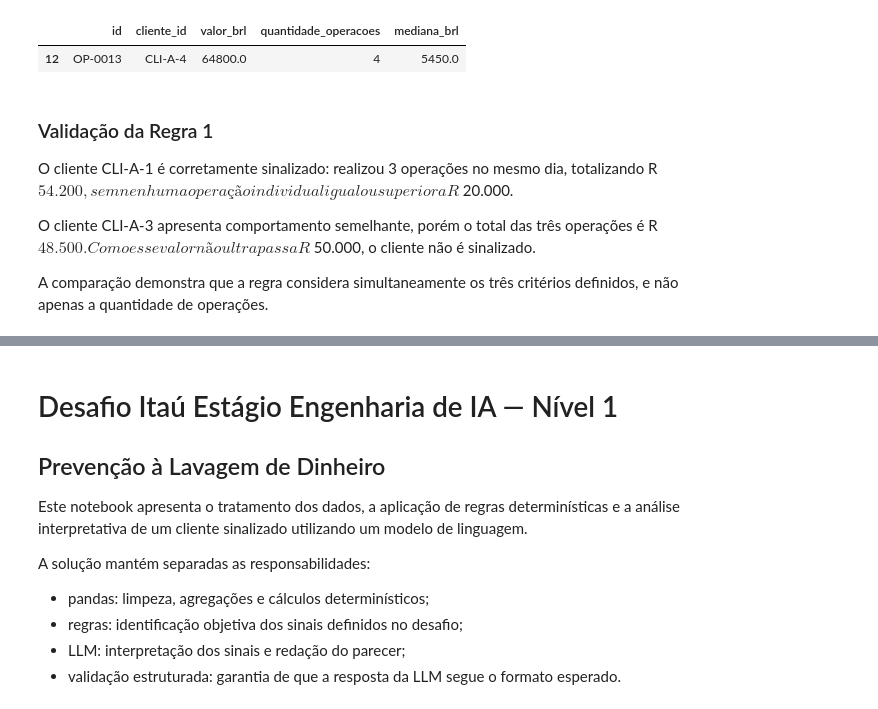
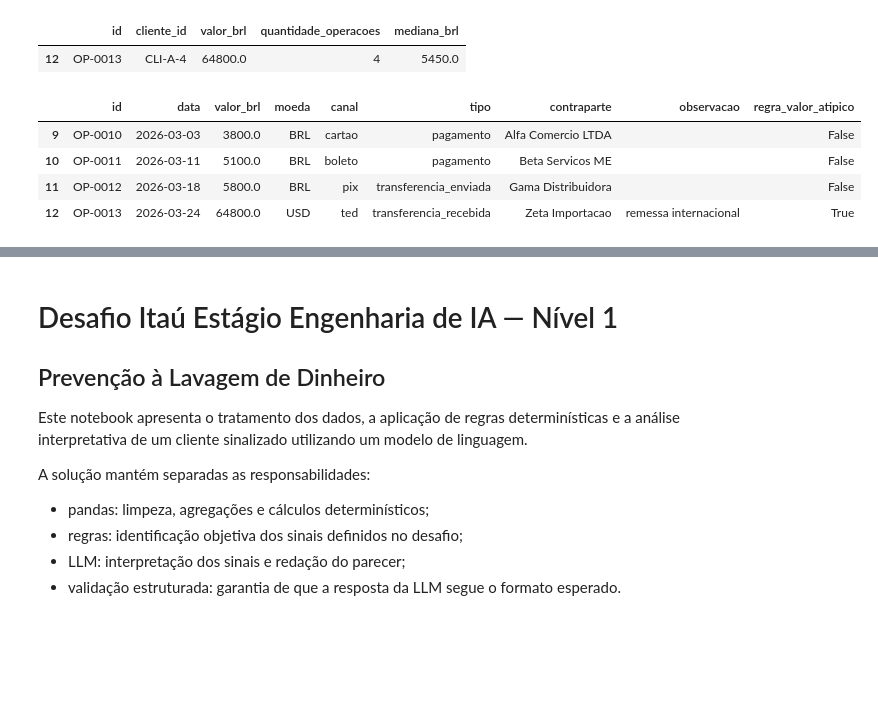
Before and after one commit to SouzaPDev/DESAFIO_ESTAGIO_IA, a Jupyter notebook: nivel_1/nivel_1.ipynb, the cells around one changed output, grey strips where cells are left out. Drawn from its saved outputs; the diff is of its cells as text; code cells hidden in the pictures; blank space fills up the shorter version.

```diff
--- a/nivel_1/nivel_1.ipynb
+++ b/nivel_1/nivel_1.ipynb
@@ -398,16 +332,3 @@ Datas ausentes: 1
 | 12 | OP-0013 | CLI-A-4 | 64800.0 | 4 | 5450.0 |
 |  | id | cliente_id | valor_brl | quantidade_operacoes | mediana_brl |
 | 12 | OP-0013 | CLI-A-4 | 64800.0 | 4 | 5450.0 |
-# %% [markdown]
-### Validação da Regra 1
-
-O cliente CLI-A-1 é corretamente sinalizado: realizou 3 operações
-no mesmo dia, totalizando R$ 54.200, sem nenhuma operação individual
-igual ou superior a R$ 20.000.
-
-O cliente CLI-A-3 apresenta comportamento semelhante, porém o total
-das três operações é R$ 48.500. Como esse valor não ultrapassa
-R$ 50.000, o cliente não é sinalizado.
-
-A comparação demonstra que a regra considera simultaneamente os três
-critérios definidos, e não apenas a quantidade de operações.
@@ -413,0 +349,29 @@ critérios definidos, e não apenas a quantidade de operações.
+# %%
+
+cliente_escolhido = "CLI-A-4"
+
+dados_cliente = operacoes[
+    operacoes["cliente_id"] == cliente_escolhido
+].copy()
+
+display(
+    dados_cliente[
+        [
+            "id",
+            "data",
+            "valor_brl",
+            "moeda",
+            "canal",
+            "tipo",
+            "contraparte",
+            "observacao",
+            "regra_valor_atipico"
+        ]
+    ]
+)
+# %% [output]
+|  | id | data | valor_brl | moeda | canal | tipo | contraparte | observacao | regra_valor_atipico |
+| 9 | OP-0010 | 2026-03-03 | 3800.0 | BRL | cartao | pagamento | Alfa Comercio LTDA |  | False |
+| 10 | OP-0011 | 2026-03-11 | 5100.0 | BRL | boleto | pagamento | Beta Servicos ME |  | False |
+| 11 | OP-0012 | 2026-03-18 | 5800.0 | BRL | pix | transferencia_enviada | Gama Distribuidora |  | False |
+| 12 | OP-0013 | 2026-03-24 | 64800.0 | USD | ted | transferencia_recebida | Zeta Importacao | remessa internacional | True |
```
Also changed, not shown: parts of 7 cells of this notebook, 8 other files.
